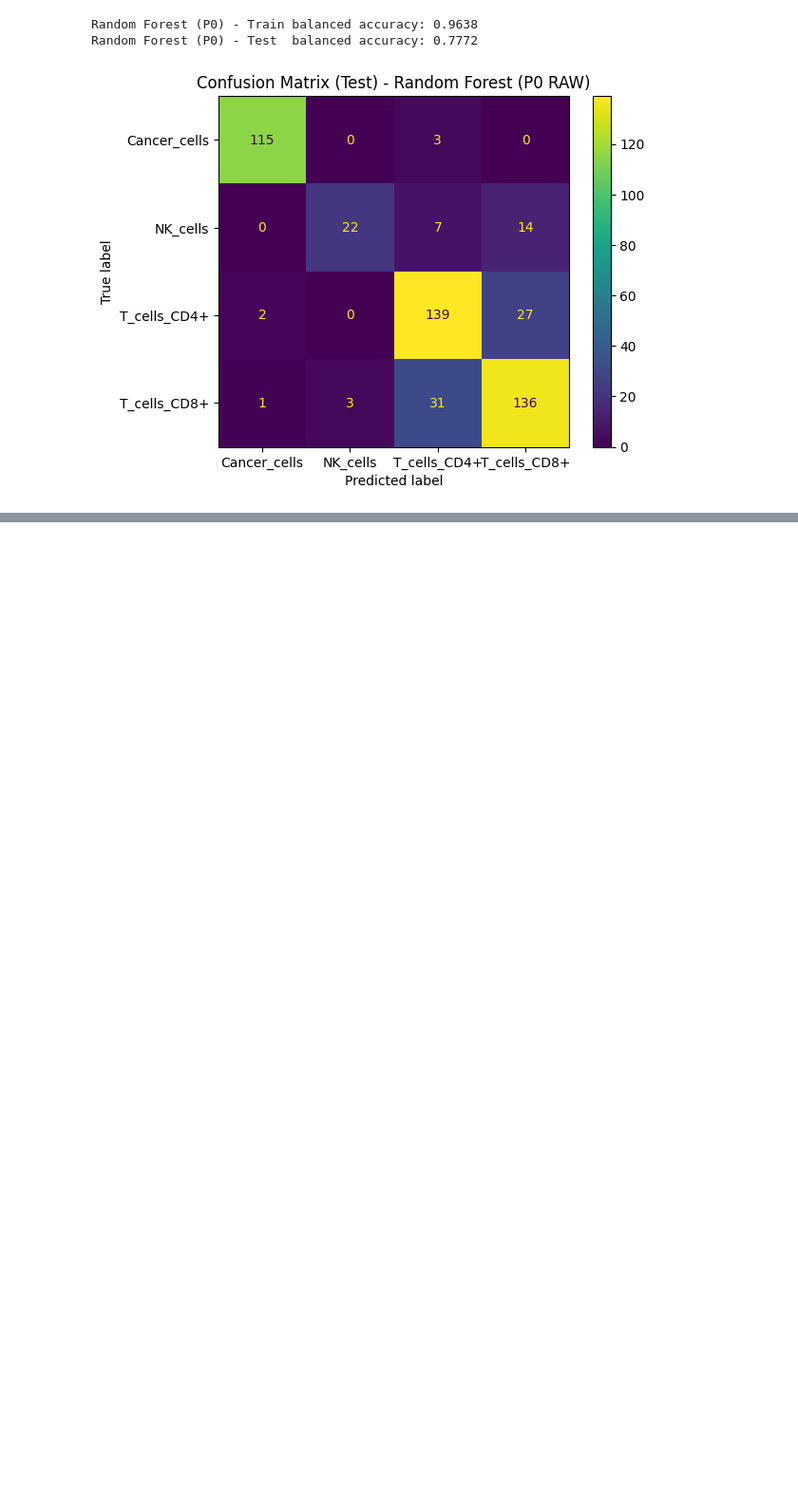
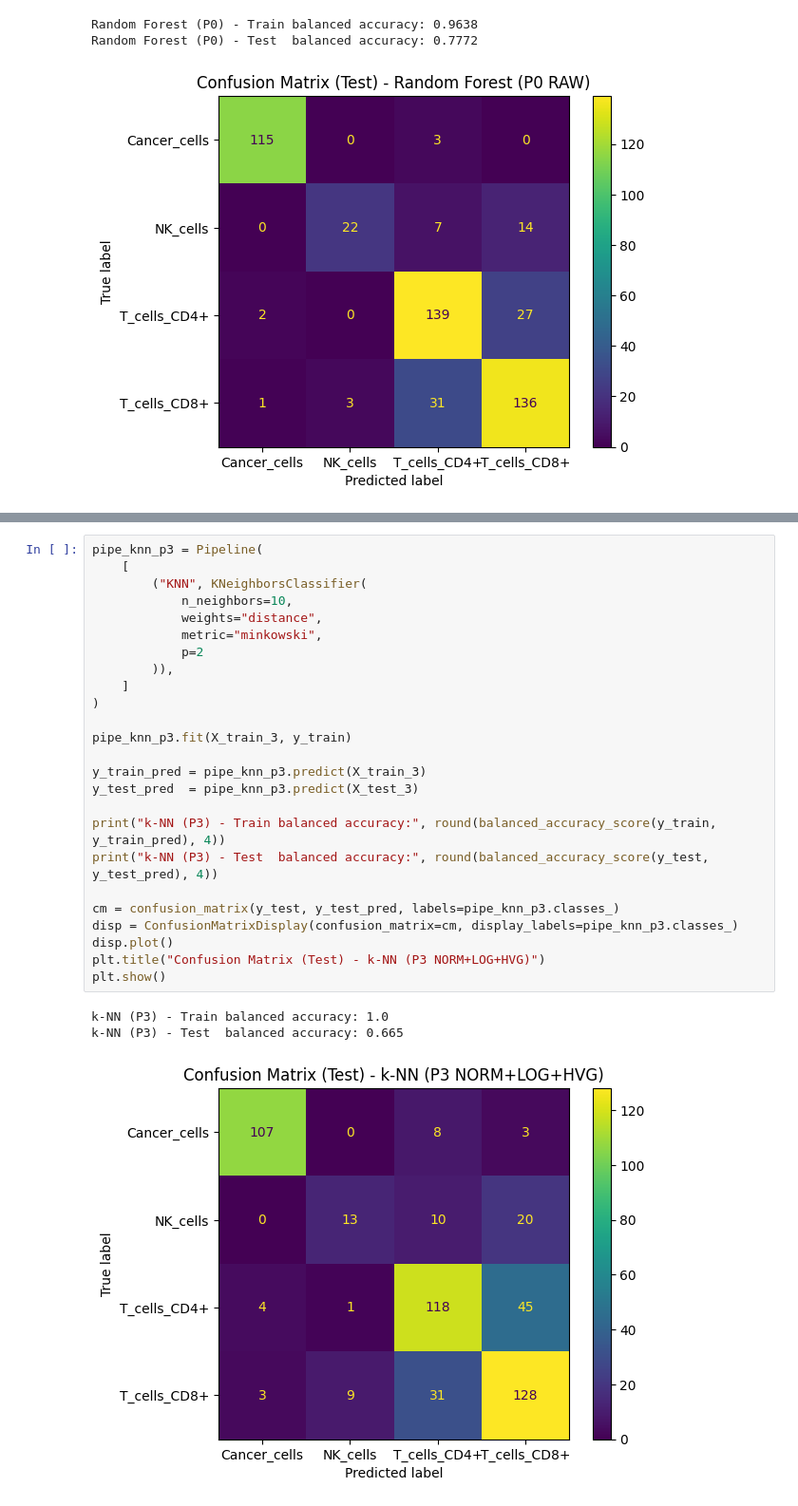
Before and after one commit to DataCampDS/scmark-classification-data-shinobi, a Jupyter notebook: model_training_before_submission.ipynb, the cells around one changed output, grey strips where cells are left out. Shown at 95% size. Saved outputs shown, nothing was run; the diff lists cells and outputs as text; blank space fills up the shorter version.

```diff
--- a/model_training_before_submission.ipynb
+++ b/model_training_before_submission.ipynb
@@ -1011,0 +1144,29 @@ Random Forest (P5) - Test  balanced accuracy: 0.7642
+# %%
+pipe_knn_p3 = Pipeline(
+    [
+        ("KNN", KNeighborsClassifier(
+            n_neighbors=10,
+            weights="distance",
+            metric="minkowski",
+            p=2
+        )),
+    ]
+)
+
+pipe_knn_p3.fit(X_train_3, y_train)
+
+y_train_pred = pipe_knn_p3.predict(X_train_3)
+y_test_pred  = pipe_knn_p3.predict(X_test_3)
+
+print("k-NN (P3) - Train balanced accuracy:", round(balanced_accuracy_score(y_train, y_train_pred), 4))
+print("k-NN (P3) - Test  balanced accuracy:", round(balanced_accuracy_score(y_test, y_test_pred), 4))
+
+cm = confusion_matrix(y_test, y_test_pred, labels=pipe_knn_p3.classes_)
+disp = ConfusionMatrixDisplay(confusion_matrix=cm, display_labels=pipe_knn_p3.classes_)
+disp.plot()
+plt.title("Confusion Matrix (Test) - k-NN (P3 NORM+LOG+HVG)")
+plt.show()
+# %% [output]
+k-NN (P3) - Train balanced accuracy: 1.0
+k-NN (P3) - Test  balanced accuracy: 0.665
+[figure, added]
```
Also changed, not shown: parts of 8 cells of this notebook, 2 other files.
